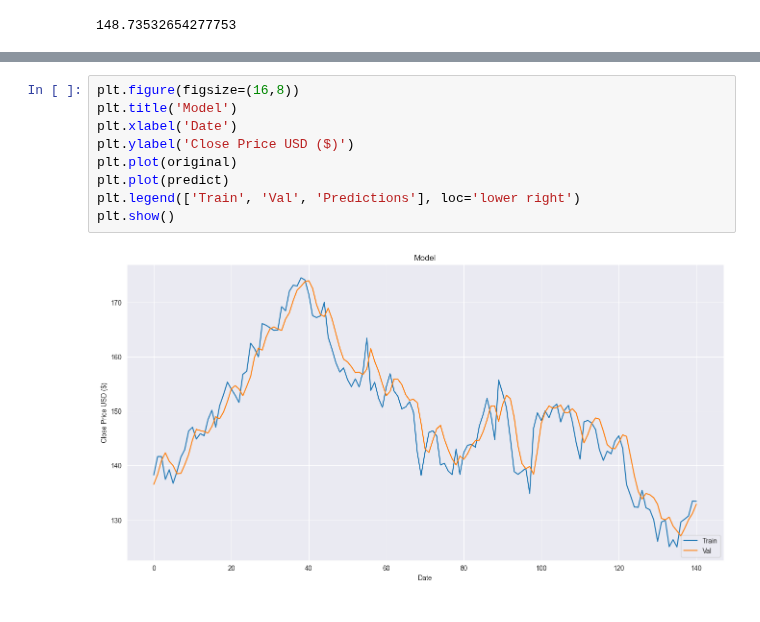
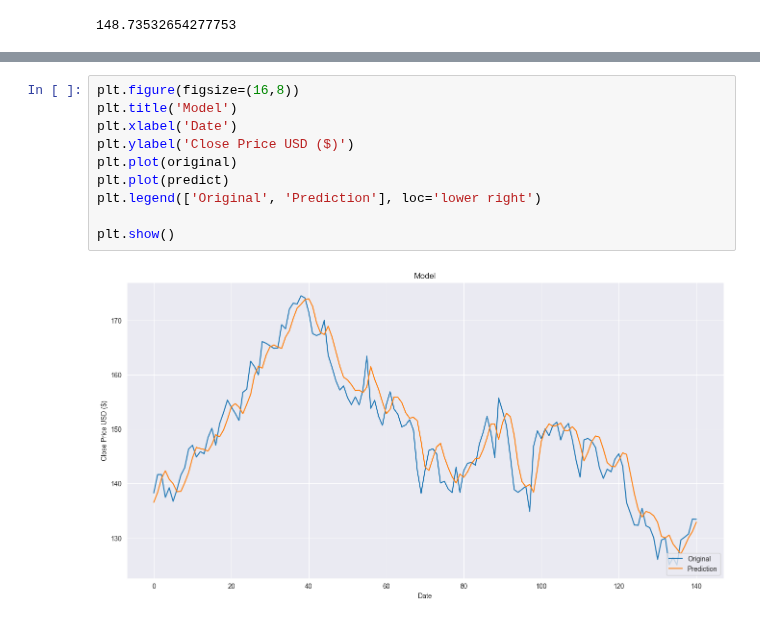
Before and after one commit to ishaanpaul98/Sentiment-Analysis, a Jupyter notebook: Stock_prediction_without_sentiment.ipynb, the cells around one changed output, grey strips where cells are left out. Cells and saved outputs as stored; diff of their text form.

Commit message:
Completed Stock prediction without sentiment analysis
Completed Stock prediction without sentiment analysis

```diff
--- a/Stock_prediction_without_sentiment.ipynb
+++ b/Stock_prediction_without_sentiment.ipynb
@@ -180,11 +161,12 @@ print(original)
 # %%
 plt.figure(figsize=(16,8))
 plt.title('Model')
 plt.xlabel('Date')
 plt.ylabel('Close Price USD ($)')
 plt.plot(original)
 plt.plot(predict)
-plt.legend(['Train', 'Val', 'Predictions'], loc='lower right')
+plt.legend(['Original', 'Prediction'], loc='lower right')
+
 plt.show()
 # %% [output]
-[figure, old version]
+[figure, new version]
```
Also changed, not shown: parts of 2 cells of this notebook.
